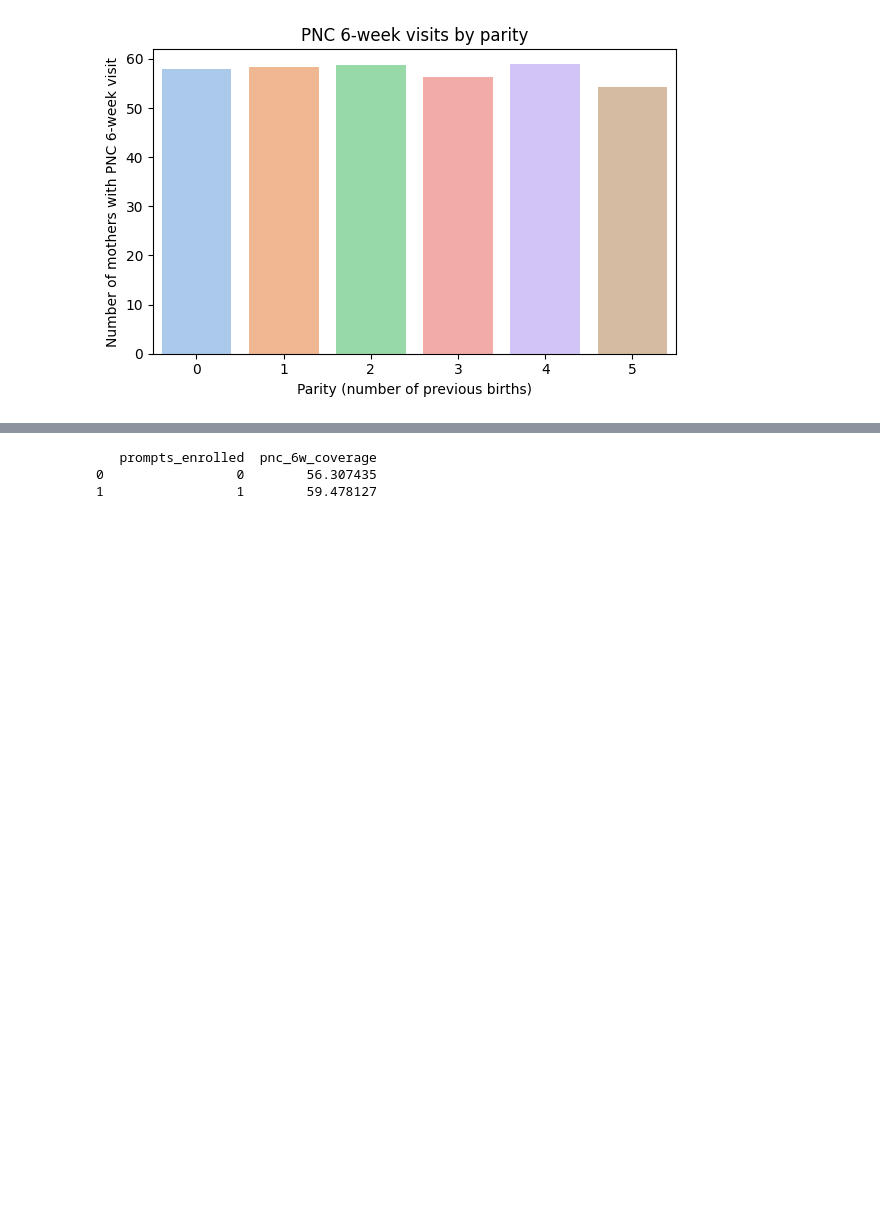
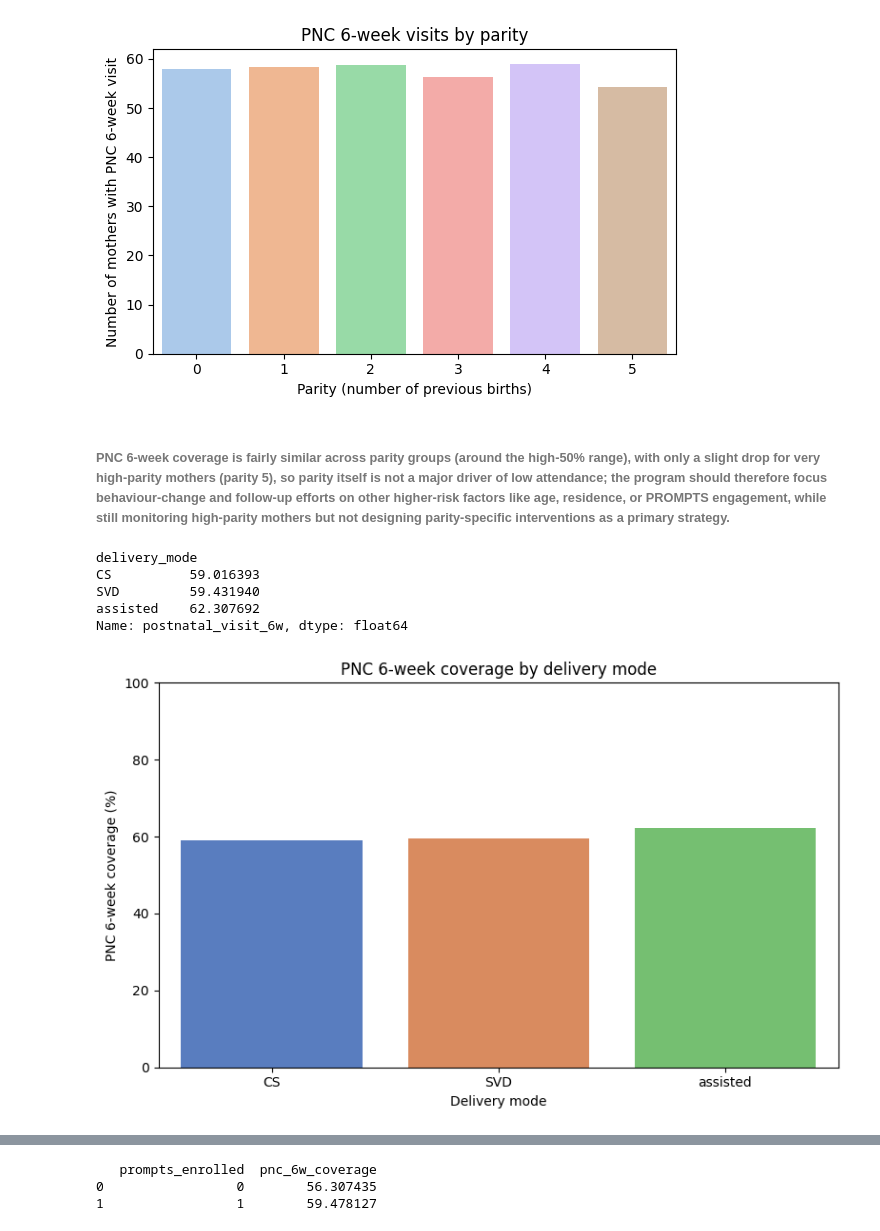
Before and after one commit to gilbertbett1/maternal_and_child_health, a Jupyter notebook: low_postnatal_care_visits/KPIs_and_EDA.ipynb, the cells around one changed output, grey strips where cells are left out. Cells and saved outputs as stored; diff of their text form; code cells hidden in the pictures; blank space fills up the shorter version.

```diff
--- a/low_postnatal_care_visits/KPIs.ipynb
+++ b/low_postnatal_care_visits/KPIs_and_EDA.ipynb
@@ -163,4 +255,48 @@ plt.show()
 4       4        59.009901
 5       5        54.310345
 [figure]
+# %% [markdown]
+###### PNC 6‑week coverage is fairly similar across parity groups (around the high‑50% range), with only a slight drop for very high‑parity mothers (parity 5), so parity itself is not a major driver of low attendance; the program should therefore focus behaviour‑change and follow‑up efforts on other higher‑risk factors like age, residence, or PROMPTS engagement, while still monitoring high‑parity mothers but not designing parity‑specific interventions as a primary strategy.
+# %%
+# v. PNC 6‑week coverage by delivery mode
+
+
+select_merged_columns = merged_mothers_prompts_df[
+    ["mother_id", "delivery_mode", "postnatal_visit_6w"]
+]
+
+pnc6w_rate_by_mode = (
+    select_merged_columns
+    .groupby("delivery_mode")["postnatal_visit_6w"]
+    .mean() * 100
+)
+
+print(pnc6w_rate_by_mode)
+
+pnc6w_rate_by_mode = pnc6w_rate_by_mode.reset_index()
+pnc6w_rate_by_mode.columns = ["delivery_mode", "pnc6w_rate"]
+
+
+plt.figure(figsize=(8, 5))
+sns.barplot(
+    data=pnc6w_rate_by_mode,
+    x="delivery_mode",
+    y="pnc6w_rate",
+    palette="muted",
+    hue="delivery_mode",
+)
+
+plt.ylabel("PNC 6-week coverage (%)")
+plt.xlabel("Delivery mode")
+plt.title("PNC 6-week coverage by delivery mode")
+plt.ylim(0, 100)
+plt.tight_layout()
+plt.show()
+# %% [output]
+delivery_mode
+CS          59.016393
+SVD         59.431940
+assisted    62.307692
+Name: postnatal_visit_6w, dtype: float64
+[figure, added]
 # %% [markdown]
```
Also changed, not shown: parts of 21 cells of this notebook.
